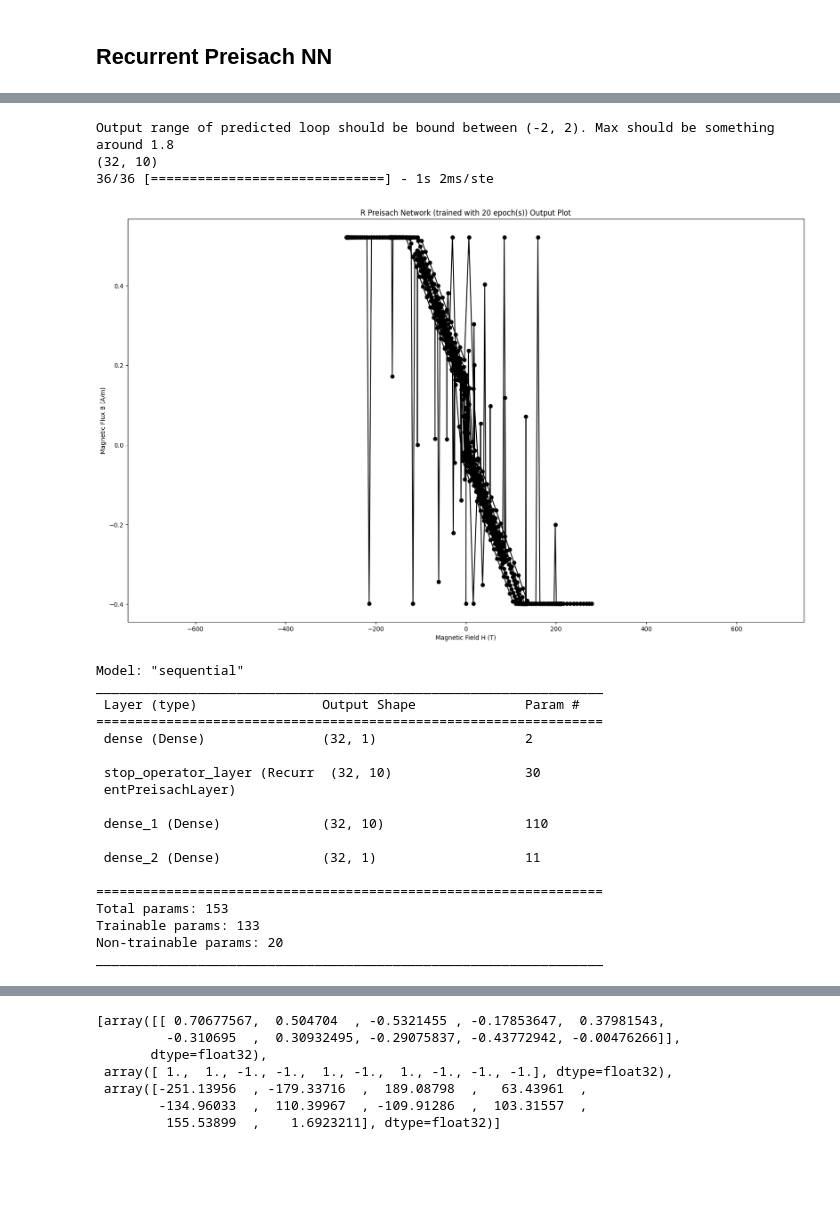
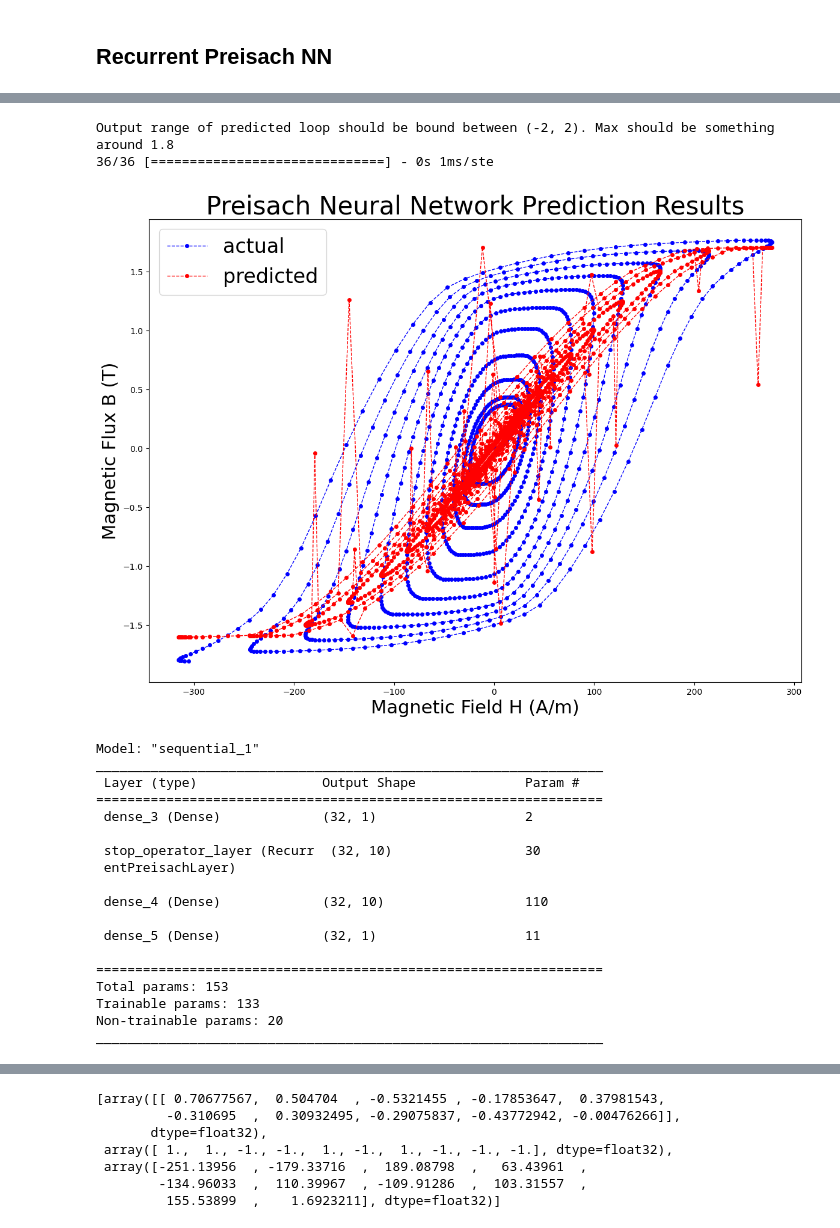
Before and after one commit to david-a-lowther/ecse458_dp20, a Jupyter notebook: test_networks.ipynb, the cells around one changed output, grey strips where cells are left out. Saved outputs shown, nothing was run; the diff lists cells and outputs as text; code cells hidden in the pictures; blank space fills up the shorter version.

Commit message:
add recurrent notebook, and add poster plot function to test_networks notebook

```diff
--- a/test_networks.ipynb
+++ b/test_networks.ipynb
@@ -33,6 +33,24 @@ def plot_predicted(next_h, next_b, model_name):
     plt.xlabel("Magnetic Field H (T)")
     plt.ylabel("Magnetic Flux B (A/m)")
     plt.show()
+# %%
+# Use to generate matching plots for poster
+def poster_plot(x, actual_y, predicted_y, plot_title, save_name):
+    figure = plt.figure(figsize=(14,10))
+    plt.plot(x, actual_y, linestyle='--', marker='.', color='blue', label='actual', markersize=8, linewidth=1)
+    plt.plot(x, predicted_y, linestyle='--', marker='.', color='red', label='predicted', markersize=8, linewidth=1)
+    #plt.scatter(np.transpose(xtest_m19)[2], m19_pred, s=2)
+    #plt.xlim(-500, 500)
+
+    plt.xlabel("Magnetic Field H (A/m)", fontsize=22)
+    plt.ylabel("Magnetic Flux B (T)", fontsize=22)
+    #plt.title("Preisach Neural Network Prediction Results", fontsize=24)
+    plt.title(plot_title, fontsize=30)
+
+    plt.legend(loc=2, prop={'size': 24})
+    plt.show()
+
+    figure.savefig('./figures/' + save_name, dpi=400)
 # %% [markdown]
 ## Data Loading and Preprocessing
 # %%
@@ -55,7 +73,9 @@ formatted_test_data = format_data(raw_test_data)
 test_x, test_y = split_input_output(formatted_test_data)
 
 # Load data for testing Preisach NN
-p_test_x, p_test_y = format_data_preisach(raw_train_data)
+p_test_x, p_test_y = format_data_preisach(raw_test_data)
+p_test_x_for_scaling = np.reshape(np.array(p_test_x), (len(p_test_x), 1))
+#p_test_y_for_scaling = np.reshape(np.array(p_test_y), (len(p_test_y), 1))
 
 # Separate next_h values into separate list for plotting output
 test_next_h = list()
@@ -66,5 +99,8 @@ for i in range(len(test_x)):
 # %%
 # Generate and train recurrent preisach network
-n = 20
-rpnn_model = train_and_generate_recurrent_preisach_network(p_train_x[0:3552], p_train_y[0:3552], "recurrent_preisach.model", n_epochs=n)
+n = 40
+#rpnn_model = train_and_generate_recurrent_preisach_network(p_train_x[0:3552], p_train_y[0:3552], "recurrent_preisach.model", n_epochs=n)
+rpnn_model = compile_recurrent_preisach_network_without_training("./models/rnn.model")
+rpnn_model.fit(p_train_x[0:3552], p_train_y[0:3552], epochs=n, shuffle=False,
+               validation_split=0.0)
 # %% [output]
@@ -88,26 +125,28 @@ Epoch 20/20
 # %%
 # Evaluate and generate a plot of the RPNN
 print("Output range of predicted loop should be bound between (-2, 2). Max should be something around 1.8")
 rpnn_prediction = rpnn_model.predict(p_test_x[0:1152])
-plot_predicted(p_test_x[0:1152], rpnn_prediction[0:1152], "R Preisach Network (trained with {} epoch(s))".format(n))
+#plot_predicted(p_test_x[0:1152], rpnn_prediction[0:1152], "R Preisach Network (trained with {} epoch(s))".format(n))
+
+poster_plot(p_test_x[0:1152], p_test_y[0:1152], rpnn_prediction[0:1152], "Preisach Neural Network Prediction Results", "rpnn_prediction.png")
+
 rpnn_model.summary()
 # %% [output]
 Output range of predicted loop should be bound between (-2, 2). Max should be something around 1.8
-(32, 10)
-36/36 [==============================] - 1s 2ms/ste
+36/36 [==============================] - 0s 1ms/ste
-[figure, old version]
+[figure, new version]
-Model: "sequential"
+Model: "sequential_1"
 _________________________________________________________________
  Layer (type)                Output Shape              Param #
 =================================================================
- dense (Dense)               (32, 1)                   2
+ dense_3 (Dense)             (32, 1)                   2
 
  stop_operator_layer (Recurr  (32, 10)                 30
  entPreisachLayer)
 
- dense_1 (Dense)             (32, 10)                  110
+ dense_4 (Dense)             (32, 10)                  110
 
- dense_2 (Dense)             (32, 1)                   11
+ dense_5 (Dense)             (32, 1)                   11
 
 =================================================================
 Total params: 153
```
Also changed, not shown: parts of 6 cells of this notebook, 4 other files.
